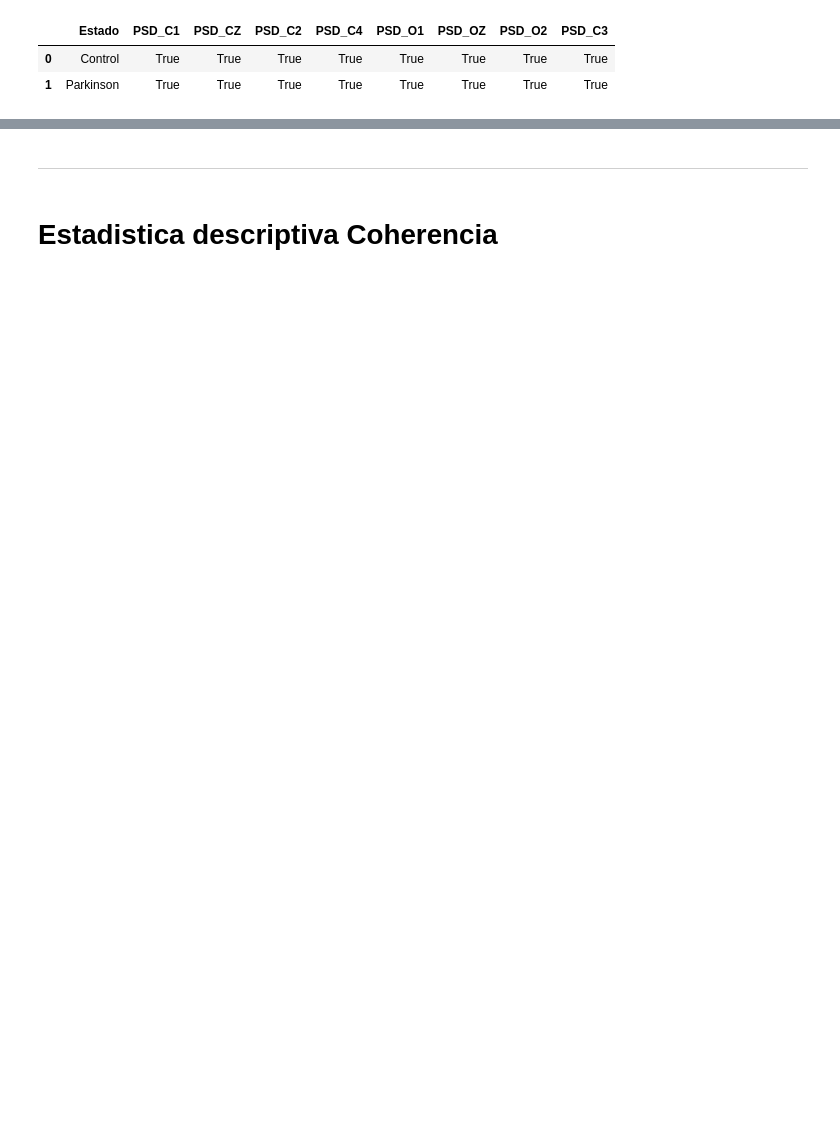
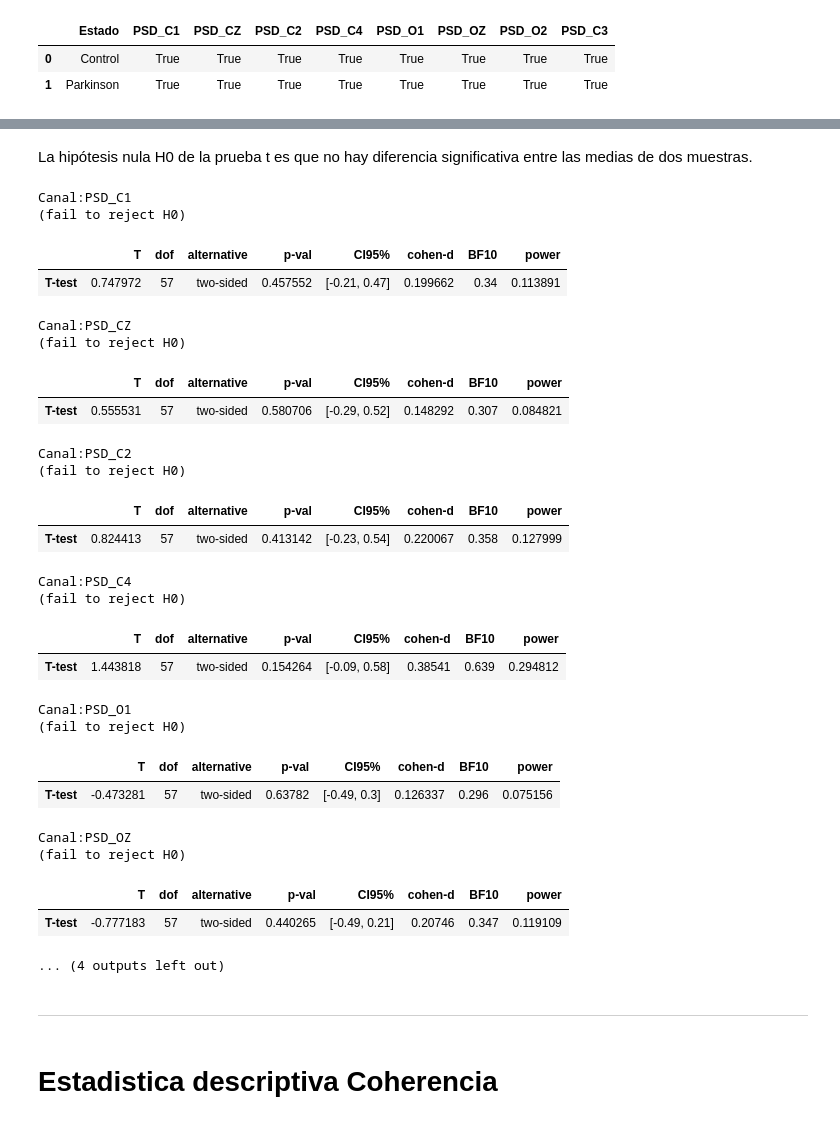
Before and after one commit to Astolfo2332/Parkinson_difference, a Jupyter notebook: Proyecto 2/Proyecto_2.ipynb, the cells around one changed output, grey strips where cells are left out. Saved outputs shown, nothing was run; the diff lists cells and outputs as text; code cells hidden in the pictures; blank space fills up the shorter version.

```diff
--- a/Proyecto 2/Proyecto_2.ipynb
+++ b/Proyecto 2/Proyecto_2.ipynb
@@ -528,3 +584,47 @@ Homocedásticos
+# %% [markdown]
+La hipótesis nula H0 de la prueba t es que no hay diferencia significativa entre las medias de dos muestras.
+# %%
+con=0
+namest=names[1:]
+for i in namest:
+  c=df3.loc[0:pcontrol-1,i]
+  p=df3.loc[pcontrol:len(df3),i]
+  print("Canal:%s"%namest[con])
+  con+=1
+  t=pg.ttest(x=c, y=p, alternative='two-sided', correction=False)
+  p=t.loc["T-test","p-val"]
+  alpha=0.05
+  if p > alpha:
+        print('(fail to reject H0)')
+  else:
+        print('(reject H0)')
+  display(t)
+# %% [output]
+Canal:PSD_C1
+(fail to reject H0)
+|  | T | dof | alternative | p-val | CI95% | cohen-d | BF10 | power |
+| T-test | 0.747972 | 57 | two-sided | 0.457552 | [-0.21, 0.47] | 0.199662 | 0.34 | 0.113891 |
+Canal:PSD_CZ
+(fail to reject H0)
+|  | T | dof | alternative | p-val | CI95% | cohen-d | BF10 | power |
+| T-test | 0.555531 | 57 | two-sided | 0.580706 | [-0.29, 0.52] | 0.148292 | 0.307 | 0.084821 |
+Canal:PSD_C2
+(fail to reject H0)
+|  | T | dof | alternative | p-val | CI95% | cohen-d | BF10 | power |
+| T-test | 0.824413 | 57 | two-sided | 0.413142 | [-0.23, 0.54] | 0.220067 | 0.358 | 0.127999 |
+Canal:PSD_C4
+(fail to reject H0)
+|  | T | dof | alternative | p-val | CI95% | cohen-d | BF10 | power |
+| T-test | 1.443818 | 57 | two-sided | 0.154264 | [-0.09, 0.58] | 0.38541 | 0.639 | 0.294812 |
+Canal:PSD_O1
+(fail to reject H0)
+|  | T | dof | alternative | p-val | CI95% | cohen-d | BF10 | power |
+| T-test | -0.473281 | 57 | two-sided | 0.63782 | [-0.49, 0.3] | 0.126337 | 0.296 | 0.075156 |
+Canal:PSD_OZ
+(fail to reject H0)
+|  | T | dof | alternative | p-val | CI95% | cohen-d | BF10 | power |
+| T-test | -0.777183 | 57 | two-sided | 0.440265 | [-0.49, 0.21] | 0.20746 | 0.347 | 0.119109 |
+... (4 outputs left out)
 # %% [markdown]
 ---
 # %% [markdown]
```
Also changed, not shown: parts of 16 cells of this notebook.
